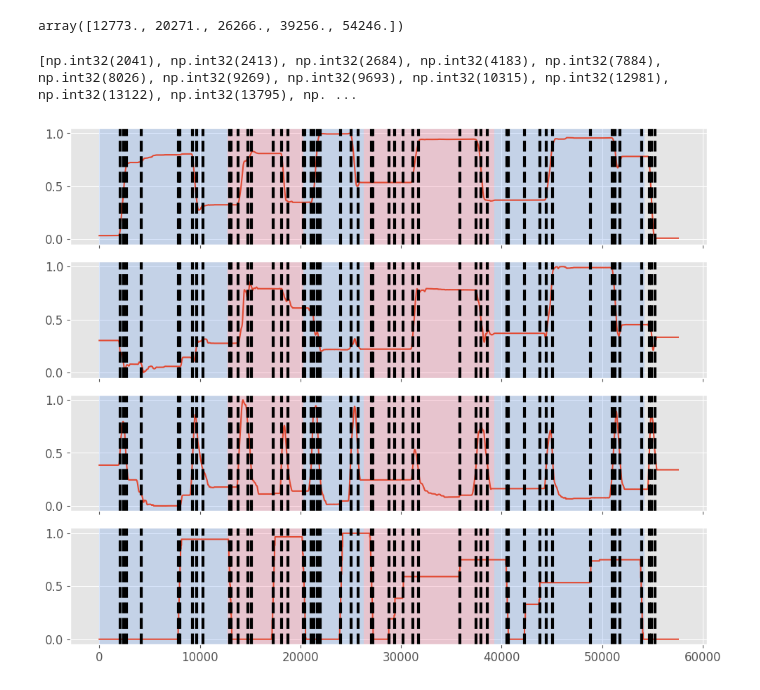
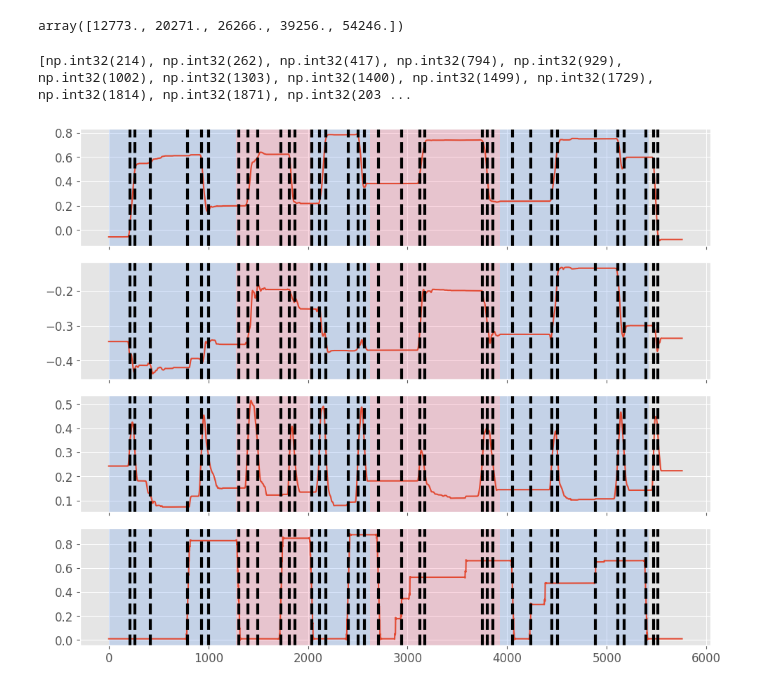
Before and after one commit to AlexanderHIth/temporaryforLSTMTesting, a Jupyter notebook: ur5e-table-task-segmentation.ipynb, the cells around one changed output. Saved outputs shown, nothing was run; the diff lists cells and outputs as text; code cells hidden in the pictures.

```diff
--- a/ur5e-table-task-segmentation.ipynb
+++ b/ur5e-table-task-segmentation.ipynb
@@ -301,3 +299,7 @@ array([[0.03466634, 0.30298799, 0.38457212, 0.        ],
        [0.01035104, 0.3333613 , 0.3408574 , 0.        ],
        [0.01036216, 0.33337666, 0.34084089, 0.        ],
        [0.01035894, 0.33336528, 0.34081912, 0.        ]], shape=(57566, 4))
+# %%
+downsampling_factor = 10
+X_down = signal.decimate(x=X, q=downsampling_factor, axis=0)
+X_down
@@ -303,0 +315,4 @@ array([[0.03466634, 0.30298799, 0.38457212, 0.        ],
+# %%
+minmaxscaler = MinMaxScaler(feature_range=(0, 1))
+X_down_scaled = minmaxscaler.fit_transform(X_down)
+X_down_scaled
@@ -382,18 +406,16 @@ array([12773., 20271., 26266., 39256., 54246.])
 # %%
 # detection
 # algo = rpt.Pelt(model="rbf").fit(X_scaled)
-# algo = rpt.KernelCPD(kernel="rbf").fit(X_scaled)
-algo = rpt.KernelCPD(kernel="cosine").fit(X_scaled)
+algo = rpt.KernelCPD(kernel="rbf").fit(X_down_scaled)
+# algo = rpt.KernelCPD(kernel="cosine").fit(X_scaled)
 result = algo.predict(pen=10)
 print(result)
 # %% [output]
-[np.int32(2041), np.int32(2413), np.int32(2684), np.int32(4183), np.int32(7884), np.int32(8026), np.int32(9269), np.int32(9693), np.int32(10315), np.int32(12981), np.int32(13122), np.int32(13795), np. ...
+[np.int32(214), np.int32(262), np.int32(417), np.int32(794), np.int32(929), np.int32(1002), np.int32(1303), np.int32(1400), np.int32(1499), np.int32(1729), np.int32(1814), np.int32(1871), np.int32(203 ...
 # %%
 # signal, bkps = rpt.pw_constant(n_samples, n_dims, n_bkps, noise_std=sigma)
 # %%
-# display
-with plt.style.context("ggplot_perso.mplstyle"):
-    rpt.display(X_scaled, bkps, result)
-    plt.show()
+# # display
+# with plt.style.context("ggplot_perso.mplstyle"):
+#     rpt.display(X_scaled, bkps, result)
+#     plt.show()
-# %% [output]
-[figure, removed]
@@ -399,0 +424,8 @@ with plt.style.context("ggplot_perso.mplstyle"):
+# %%
+# display
+with plt.style.context("ggplot_perso.mplstyle"):
+    # rpt.display(minmaxscaler.inverse_transform(X_down_scaled), bkps, result)
+    rpt.display(X_down, bkps / downsampling_factor, result)
+    plt.show()
+# %% [output]
+[figure, added]
```
Also changed, not shown: parts of 7 cells of this notebook.
